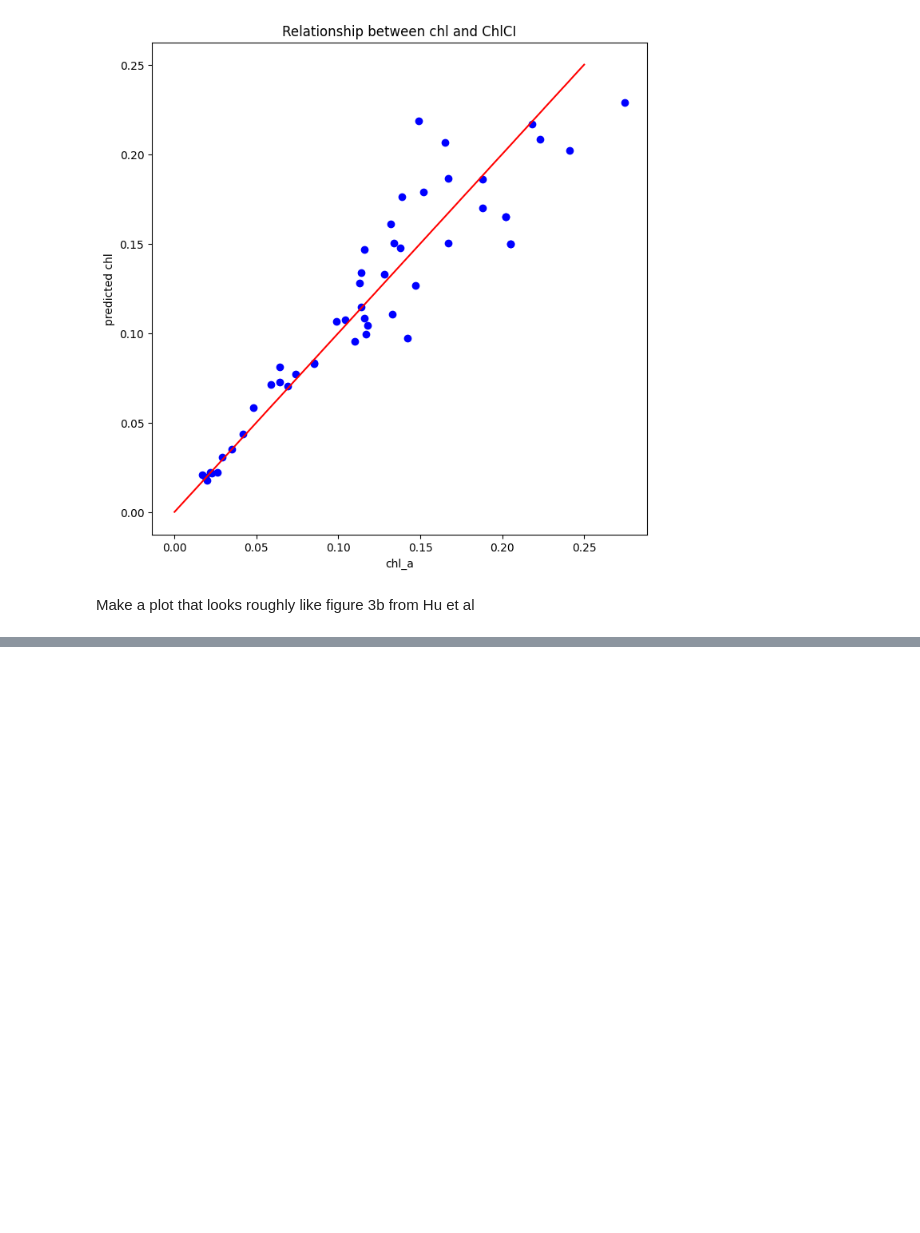
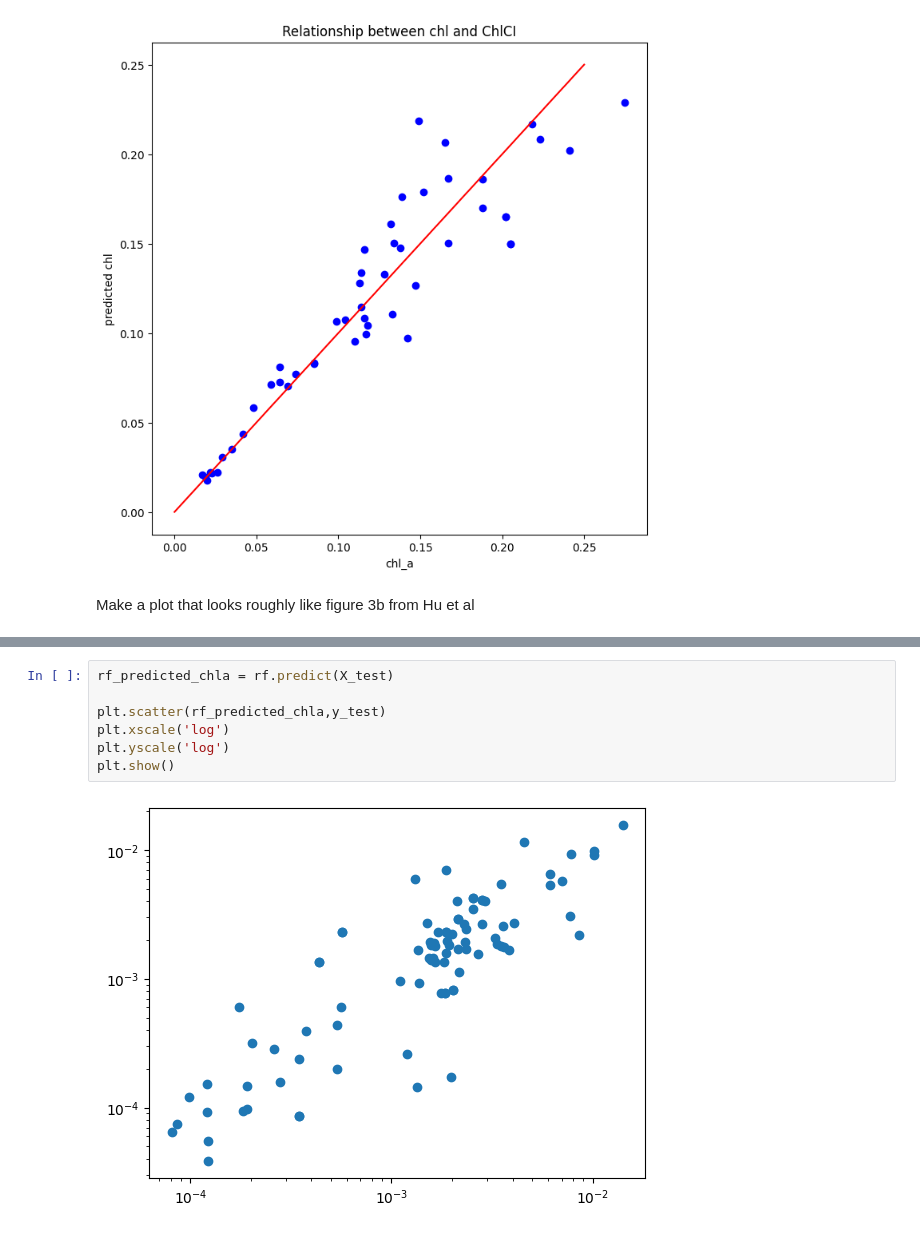
Before and after one commit to patrickcgray/oceanoptics2021, a Jupyter notebook: oci_ml_oo23.ipynb, the cells around one changed output, grey strips where cells are left out. Cells and saved outputs as stored; diff of their text form; blank space fills up the shorter version.

```diff
--- a/oci_ml_oo23.ipynb
+++ b/oci_ml_oo23.ipynb
@@ -316,0 +392,9 @@ Text(0, 0.5, 'Chl(mg m^31)')
+# %%
+rf_predicted_chla = rf.predict(X_test)
+
+plt.scatter(rf_predicted_chla,y_test)
+plt.xscale('log')
+plt.yscale('log')
+plt.show()
+# %% [output]
+[figure, added]
```
Also changed, not shown: parts of 19 cells of this notebook.
